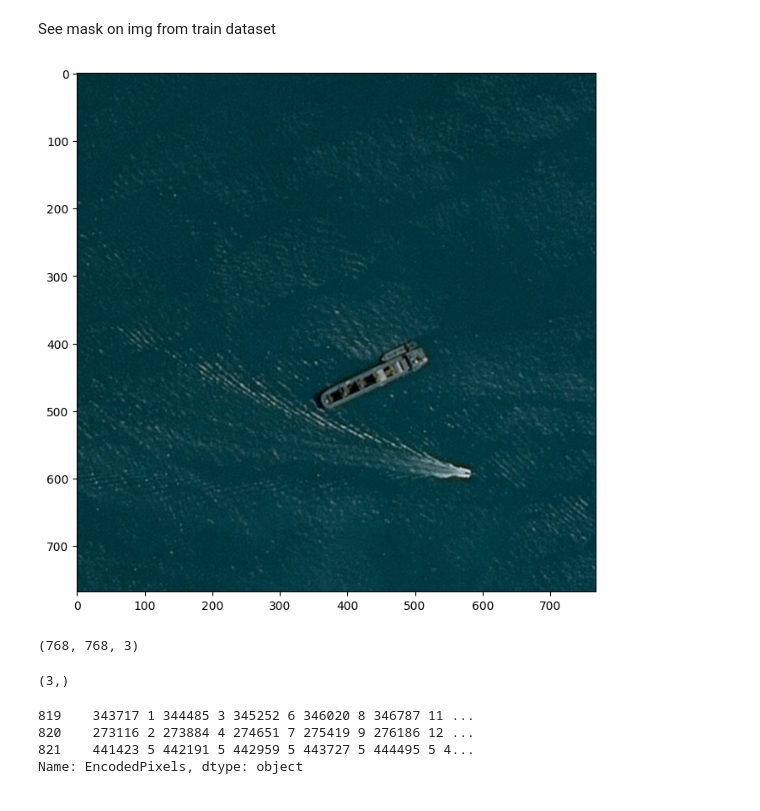
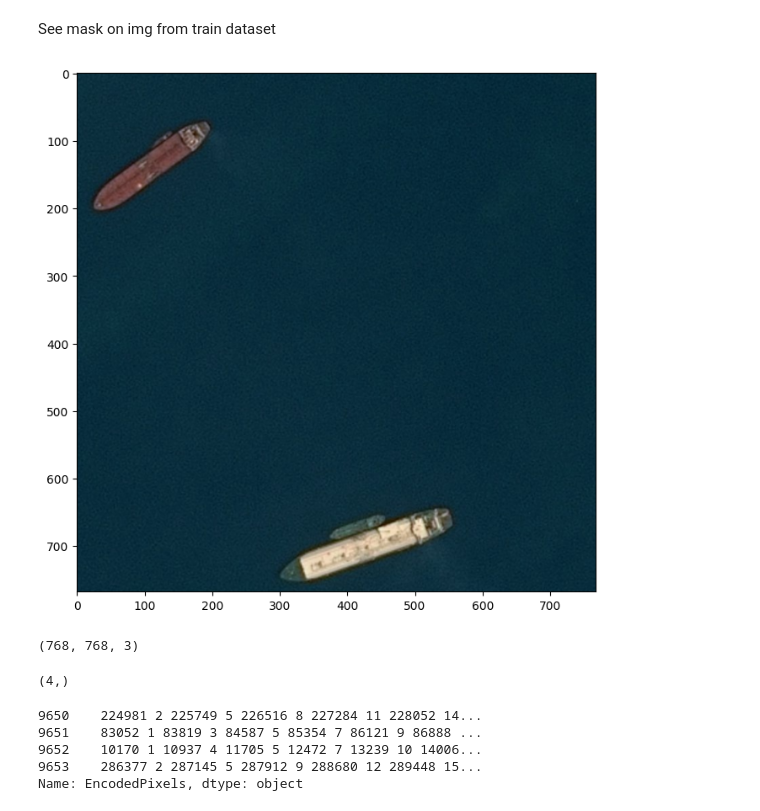
Before and after one commit to YelizavetaP/AirbusShipDetectionChallenge, a Jupyter notebook: Untitled-1.ipynb, the cells around one changed output. Cells and saved outputs as stored; diff of their text form; code cells hidden in the pictures.

Commit message:
mask for 1 img

```diff
--- a/Untitled-1.ipynb
+++ b/Untitled-1.ipynb
@@ -62,24 +65,25 @@ masks.head()  #first 5 wothout params
 # %% [markdown]
 See mask on img from train dataset
 # %%
-img = imread(train_image_dir+ '/00f34434e.jpg')
+img = imread(train_image_dir+ '/0a99243c0.jpg')
 plt.figure(figsize=(15, 8))
 plt.imshow(img)
 plt.show()
 print(img.shape)
 # %% [output]
-[figure, old version]
+[figure, new version]
 (768, 768, 3)
 # %%
 # filter masks for selected img from masks
-rle_0 = masks.query('ImageId=="00f34434e.jpg"')['EncodedPixels']
+rle_0 = masks.query('ImageId=="0a99243c0.jpg"')['EncodedPixels']
 print(rle_0.shape)
 rle_0
 # %% [output]
-(3,)
+(4,)
-819    343717 1 344485 3 345252 6 346020 8 346787 11 ...
-820    273116 2 273884 4 274651 7 275419 9 276186 12 ...
-821    441423 5 442191 5 442959 5 443727 5 444495 5 4...
+9650    224981 2 225749 5 226516 8 227284 11 228052 14...
+9651    83052 1 83819 3 84587 5 85354 7 86121 9 86888 ...
+9652    10170 1 10937 4 11705 5 12472 7 13239 10 14006...
+9653    286377 2 287145 5 287912 9 288680 12 289448 15...
 Name: EncodedPixels, dtype: object
 # %%
 mask_list, count = [], 1
```
Also changed, not shown: parts of 10 cells of this notebook.
